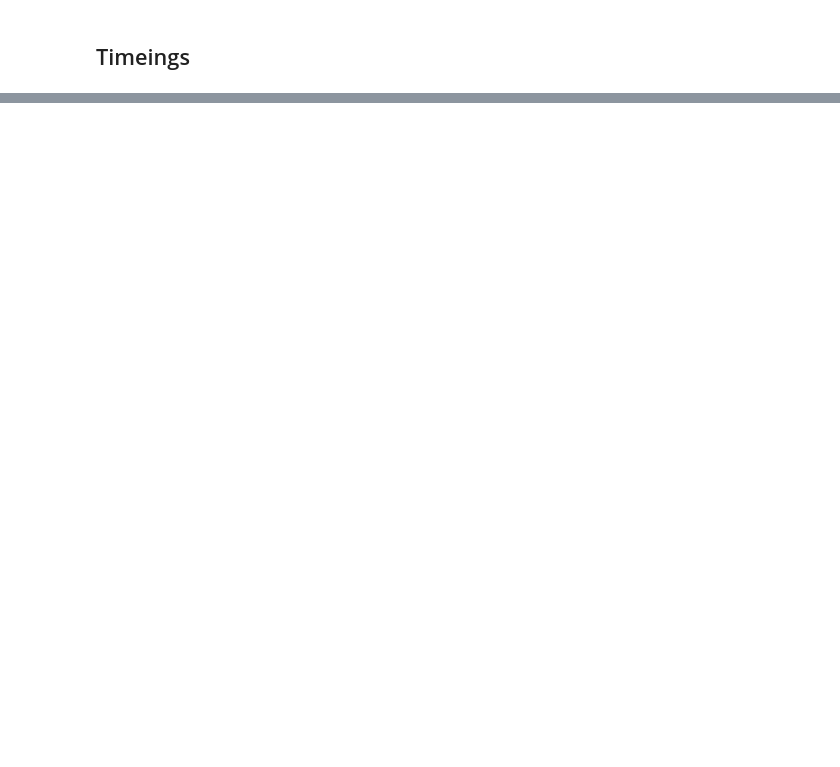
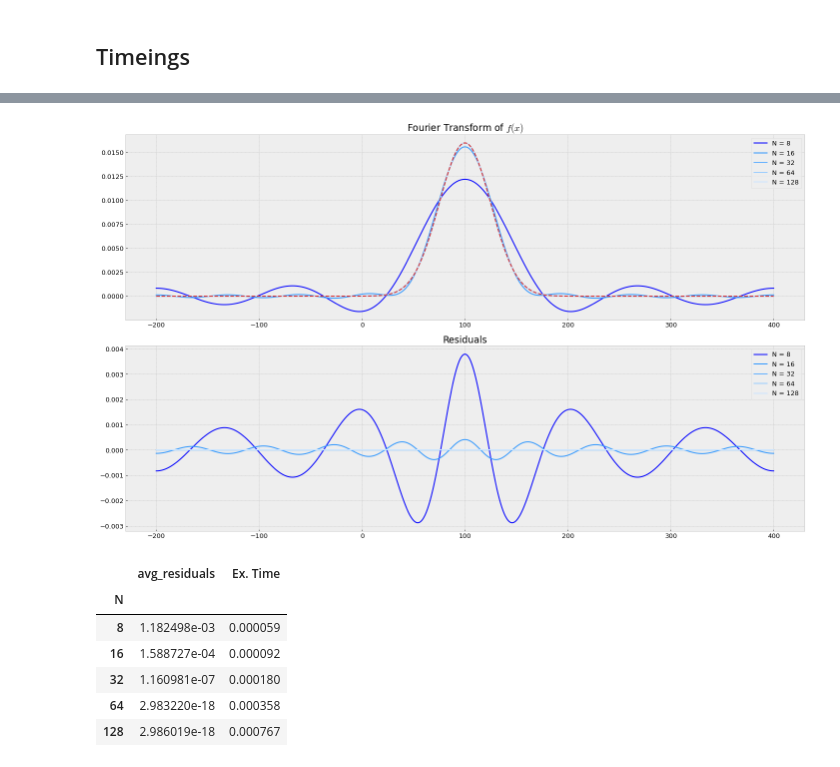
Before and after one commit to ithakis/Pricing-Options-with-Black-Scholes, a Jupyter notebook: Pricing Options with Fourier.ipynb, the cells around one changed output, grey strips where cells are left out. Drawn from its saved outputs; the diff is of its cells as text; code cells hidden in the pictures; blank space fills up the shorter version.

```diff
--- a/Pricing Options with Fourier.ipynb
+++ b/Pricing Options with Fourier.ipynb
@@ -195,0 +307,72 @@ N       Avg. (scaled) Residual      Avg. Residual       Execution Time (sec)
+# %%
+def Fourier_cosine_char_function(char_function, x:np.array, a, b, N:int):
+
+    A  = lambda n : 2/(b-a) * np.real( char_function((n*pi)/(b-a))*exp((-1j*n*pi*a)/(b-a))  )
+    fx = .5*A(0)
+    for n in range(1, N+1):
+        fx += A(n) * cos(n*pi * (x-a)/(b-a))
+
+    return fx
+
+# --------------------------------------------------------------------------------------------------------------------------------
+
+S0      = 100
+K       = 100
+r       = 0.05
+sigma   = 0.1
+T       = 5.0
+
+# For normal distribution
+mu      = 100
+sigma   = 25
+char_function = lambda u: exp(1j*u*mu -.5*sigma**2*u**2)
+f             = lambda x: norm.pdf(x, loc=mu, scale=sigma)
+
+a   = 100 - 12 * sigma
+b   = 100 + 12 * sigma
+
+# # For Exonential distribution
+# l = 1
+# char_function = lambda u: l/(l - 1j*u)
+# f             = lambda x: expon.pdf(x)
+
+# a   = 0
+# b   = l + 12 * (1/l)
+
+# --------------------------------------------------------------------------------------------------------------------------------
+x   = np.linspace(a, b, 1_000)
+y   = f(x)
+
+fig, (ax1, ax2) = plt.subplots(2, figsize=(20,12))
+
+results = {'N': [], 'avg_residuals': [] , 'Ex. Time' : []}
+Ns = [8, 16, 32, 64, 128]
+for i, N in enumerate(Ns):
+    fx = Fourier_cosine_char_function(char_function=char_function, x=x, a=a, b=b, N=N)
+    ex_time = []
+    for _ in range(15):
+        timer =perf_counter()
+        _ = Fourier_cosine_char_function(char_function=char_function, x=np.array([100]), a=a, b=b, N=N)
+        timer = perf_counter() - timer ; ex_time.append(timer)
+
+    ax1.plot(x,fx, blue_shades[i], label=f'N = {N}')
+    ax2.plot(x,(y-fx), blue_shades[i], label=f'N = {N}')
+    results['N'].append(N)
+    results['avg_residuals'].append(np.abs(y-fx).mean())
+    results['Ex. Time'].append(np.mean(ex_time))
+
+ax1.set_title(r'Fourier Transform of $f(x)$')
+ax1.plot(x,y,'tab:red', linestyle='--')
+ax2.set_title('Residuals')
+plt.tight_layout() ; ax1.legend() ; ax2.legend() ; plt.show()
+
+pd.DataFrame.from_dict(results).set_index('N')
+# %% [output]
+[figure, added]
+|  | avg_residuals | Ex. Time |
+| N |  |  |
+| 8 | 1.182498e-03 | 0.000059 |
+| 16 | 1.588727e-04 | 0.000092 |
+| 32 | 1.160981e-07 | 0.000180 |
+| 64 | 2.983220e-18 | 0.000358 |
+| 128 | 2.986019e-18 | 0.000767 |
```
Also changed, not shown: parts of 30 cells of this notebook.
